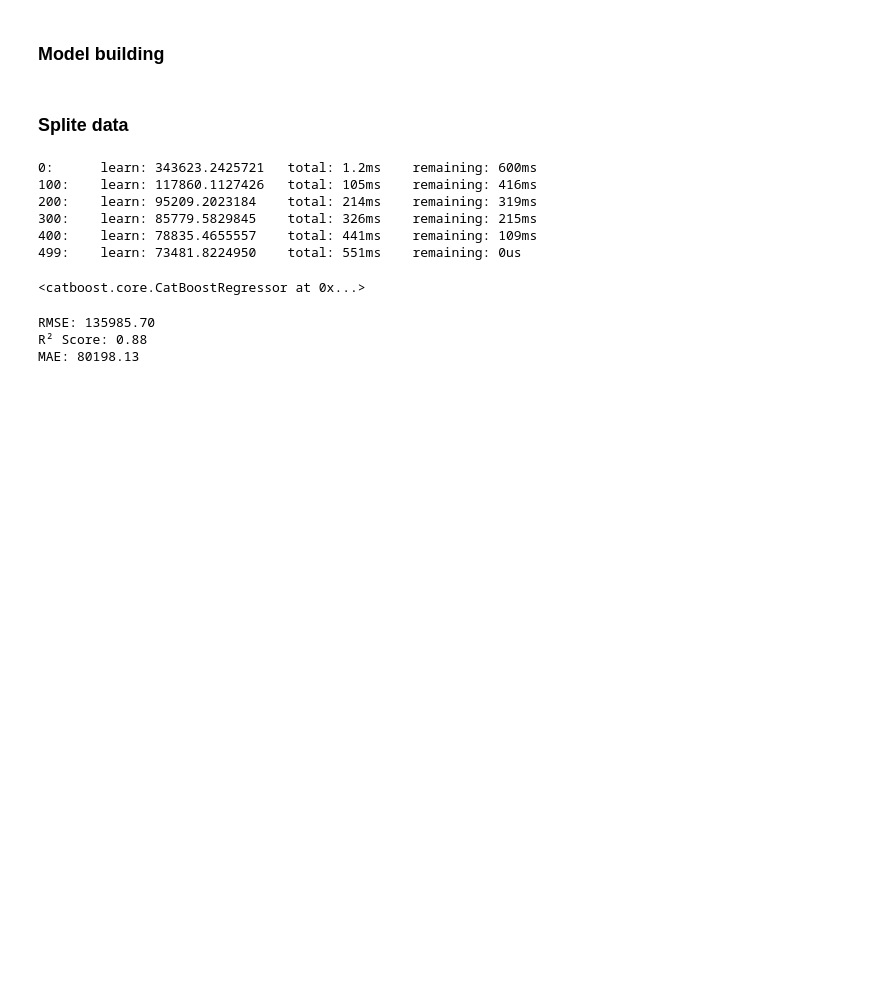
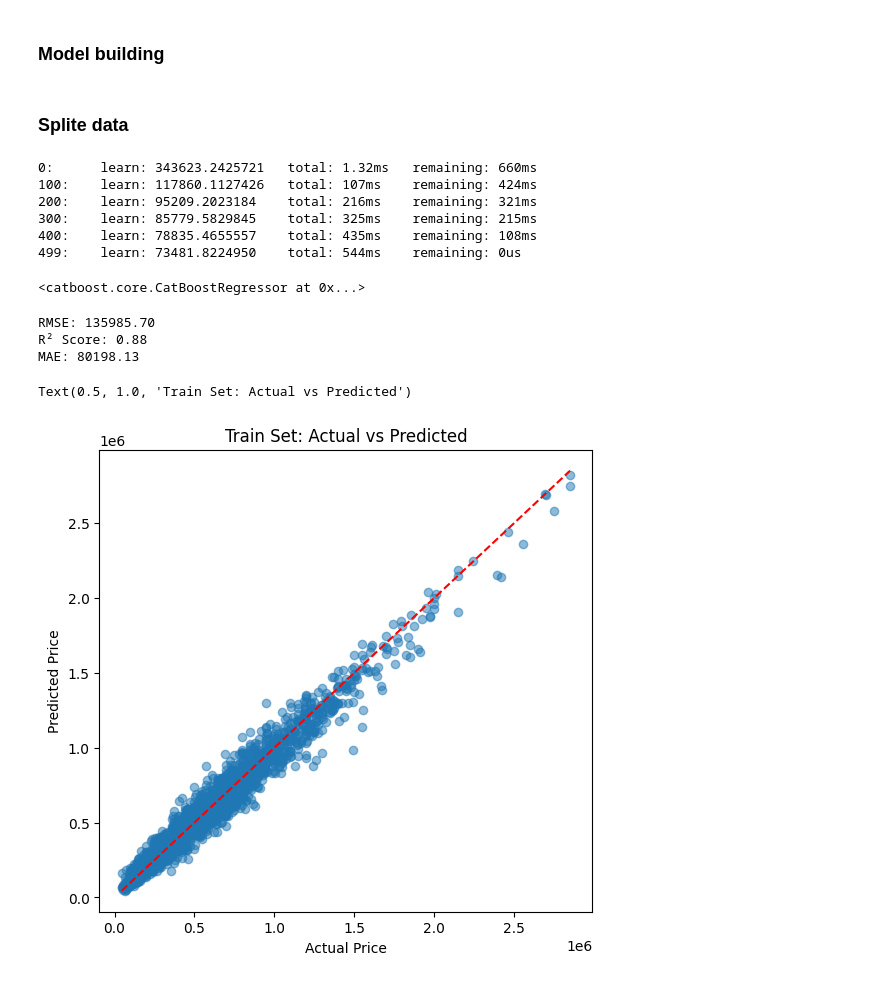
Before and after one commit to Abhi9591/Car-Price-Prediction-Model, a Jupyter notebook: data_cleaning.ipynb, the cells around one changed output. Drawn from its saved outputs; the diff is of its cells as text; code cells hidden in the pictures; blank space fills up the shorter version.

```diff
--- a/data_cleaning.ipynb
+++ b/data_cleaning.ipynb
@@ -5,7 +5,7 @@ from catboost import CatBoostRegressor
 from sklearn.model_selection import train_test_split
 from sklearn.metrics import mean_squared_error, r2_score
 # %%
-df = pd.read_csv(r"F:\Car-Price_pridction-app\rawdata.csv", encoding="latin1")
+df = pd.read_csv(r"F:\Car-Price_pridction-app\Car-Price-Prediction-Model\rawdata.csv", encoding="latin1")
 # %%
 df.head()
 # %% [output]
@@ -325,12 +325,12 @@ model = CatBoostRegressor(
 
 model.fit(X_train, y_train)
 # %% [output]
-0:      learn: 343623.2425721   total: 1.2ms    remaining: 600ms
-100:    learn: 117860.1127426   total: 105ms    remaining: 416ms
-200:    learn: 95209.2023184    total: 214ms    remaining: 319ms
-300:    learn: 85779.5829845    total: 326ms    remaining: 215ms
-400:    learn: 78835.4655557    total: 441ms    remaining: 109ms
-499:    learn: 73481.8224950    total: 551ms    remaining: 0us
+0:      learn: 343623.2425721   total: 1.32ms   remaining: 660ms
+100:    learn: 117860.1127426   total: 107ms    remaining: 424ms
+200:    learn: 95209.2023184    total: 216ms    remaining: 321ms
+300:    learn: 85779.5829845    total: 325ms    remaining: 215ms
+400:    learn: 78835.4655557    total: 435ms    remaining: 108ms
+499:    learn: 73481.8224950    total: 544ms    remaining: 0us
 <catboost.core.CatBoostRegressor at 0x...>
 # %%
 y_pred = model.predict(X_test)
@@ -346,3 +346,20 @@ print(f"MAE: {mae:.2f}")
 RMSE: 135985.70
 R² Score: 0.88
 MAE: 80198.13
+# %%
+y_train_pred = model.predict(X_train)
+y_test_pred = model.predict(X_test)
+
+# Plot setup
+plt.figure(figsize=(14, 6))
+
+# Train set
+plt.subplot(1, 2, 1)
+plt.scatter(y_train, y_train_pred, alpha=0.5)
+plt.plot([y_train.min(), y_train.max()], [y_train.min(), y_train.max()], 'r--')  # Identity line
+plt.xlabel('Actual Price')
+plt.ylabel('Predicted Price')
+plt.title('Train Set: Actual vs Predicted')
+# %% [output]
+Text(0.5, 1.0, 'Train Set: Actual vs Predicted')
+[figure, added]
```
